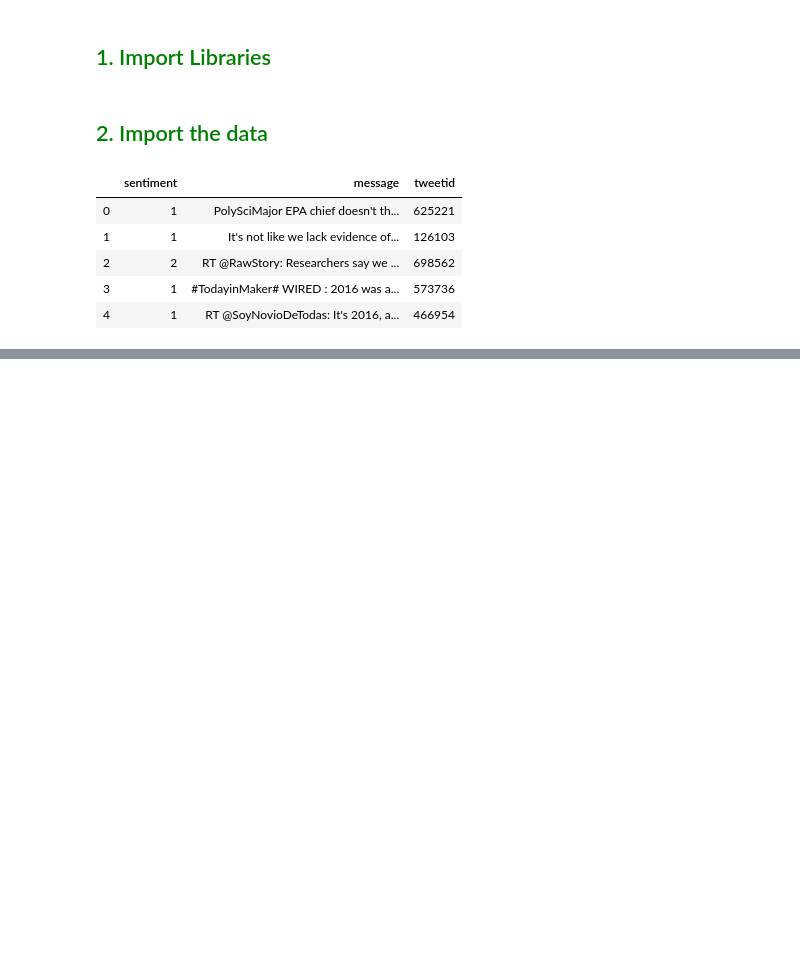
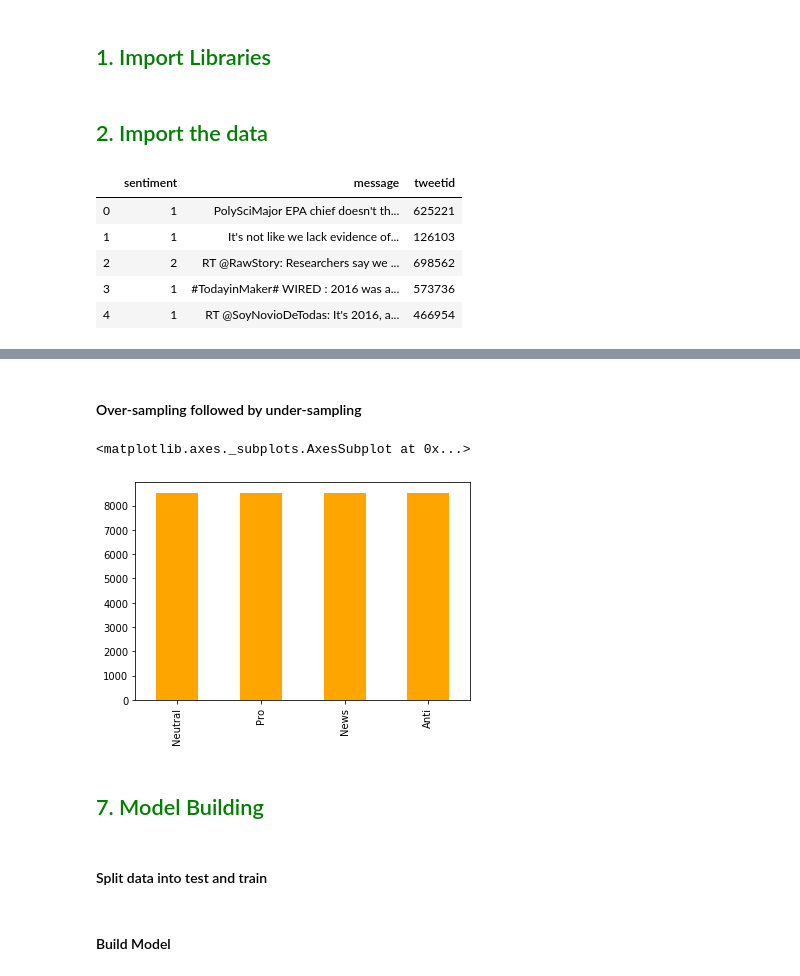
Before and after one commit to mrlondz/climate-change-edsa2020-21, a Jupyter notebook: Climate Change Belief Analysis Predict.ipynb, the cells around one changed output, grey strips where cells are left out. Cells and saved outputs as stored; diff of their text form; code cells hidden in the pictures; blank space fills up the shorter version.

```diff
--- a/Climate Change Belief Analysis Predict.ipynb
+++ b/Climate Change Belief Analysis Predict.ipynb
@@ -55,0 +396,6 @@ RT @nytimesworld: One Chinese city has more to lose from what climate change may
+# %%
+df_train["Subjectivity"] = df_train.message.apply(tweet_subjectivity)
+df_test["Subjectivity"] = df_test.message.apply(tweet_subjectivity)
+
+df_train["Polarity"] = df_train.message.apply(tweet_polarity)
+df_test["Polarity"] = df_test.message.apply(tweet_polarity)
@@ -55,0 +434,3 @@ RT @nytimesworld: One Chinese city has more to lose from what climate change may
+# %%
+df_train["Tweet"] = df_train.message.apply(process_tweet, lower=True).apply(process_keywords)
+df_test["Tweet"] = df_test.message.apply(process_tweet, lower=True).apply(process_keywords)
@@ -55,0 +446,12 @@ RT @nytimesworld: One Chinese city has more to lose from what climate change may
+# %%
+tfidf_vect = TfidfVectorizer(token_pattern=r'\w{1,}',ngram_range=(1,2), max_features=100000, stop_words=['a'])
+tfidf_vect.fit(df_train.Tweet)
+
+X = tfidf_vect.transform(df_train.Tweet)
+y = df_train.sentiment
+
+le = LabelEncoder() # Encode classes
+
+y = le.fit_transform(y)
+
+type_labels = list(le.classes_)
@@ -55,0 +465,14 @@ RT @nytimesworld: One Chinese city has more to lose from what climate change may
+# %% [markdown]
+#### Over-sampling followed by under-sampling
+# %%
+smt = SMOTETomek()
+X_smt, y_smt = smt.fit_sample(X, y)
+# %%
+pd.DataFrame(y_smt)[0].apply(rename_class).value_counts().plot(kind='bar', color='orange')
+# %% [output]
+<matplotlib.axes._subplots.AxesSubplot at 0x...>
+[figure, added]
+# %% [markdown]
+## <font color=green>7. Model Building</font>
+# %% [markdown]
+#### Split data into test and train
@@ -55,0 +481,2 @@ RT @nytimesworld: One Chinese city has more to lose from what climate change may
+# %% [markdown]
+#### Build Model
```
Also changed, not shown: parts of 92 cells of this notebook.
